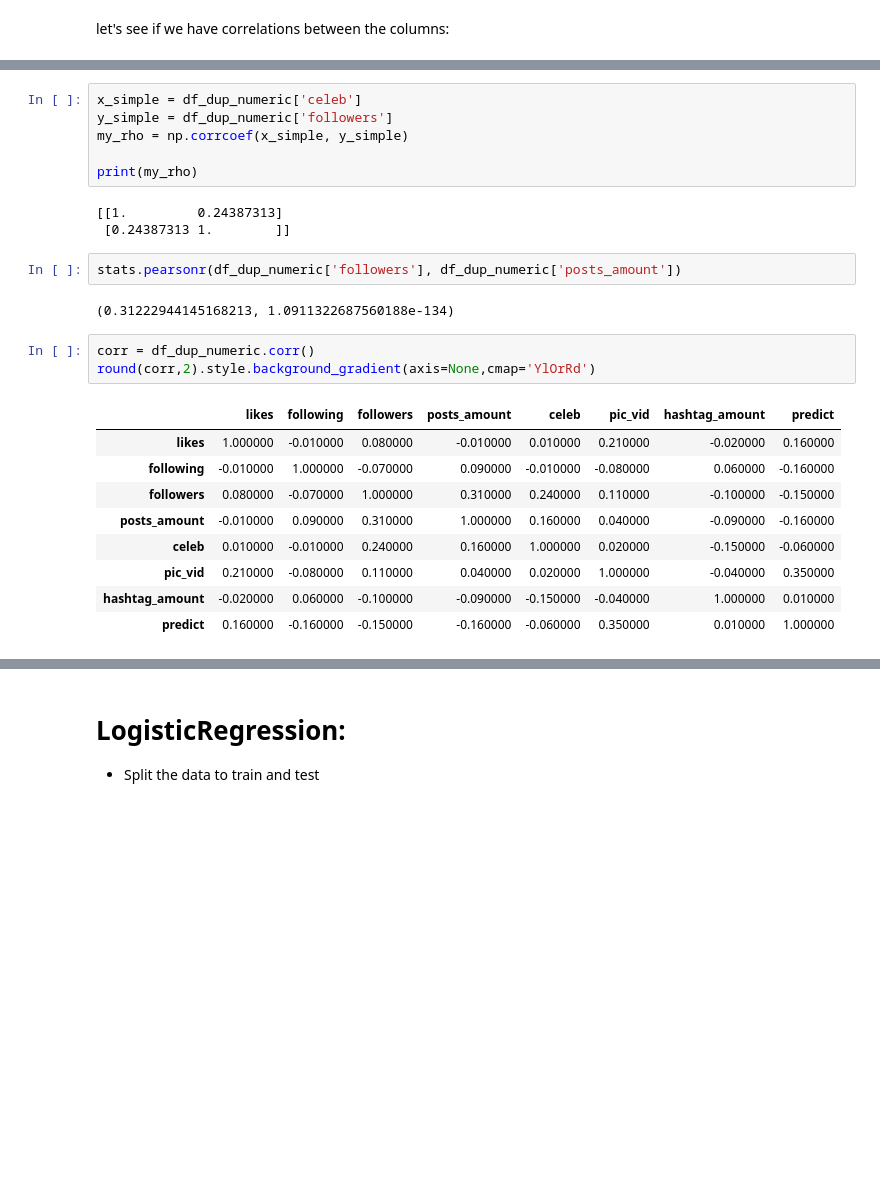
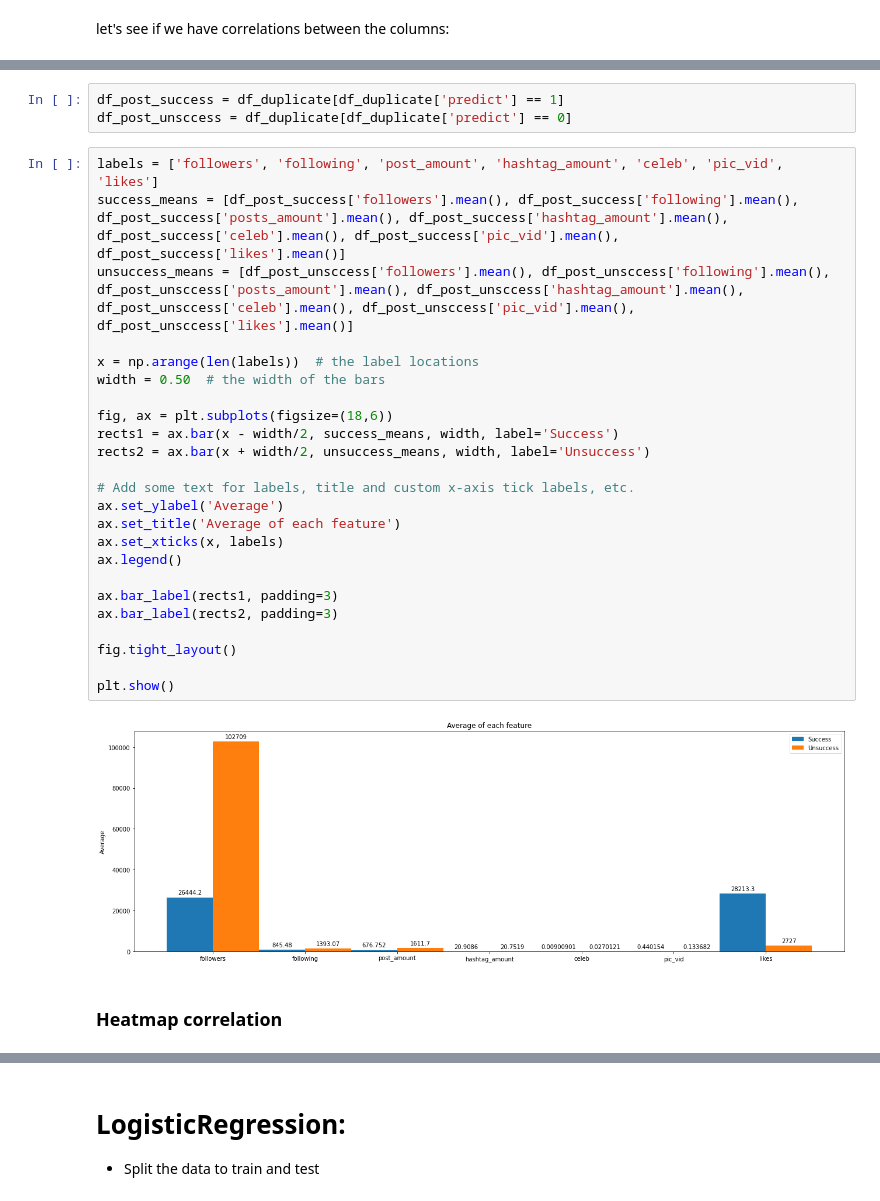
Before and after one commit to OrenPin/Instagram-Prediction---Data-Analysis, a Jupyter notebook: PostAnalysis.ipynb, the cells around one changed output, grey strips where cells are left out. Saved outputs shown, nothing was run; the diff lists cells and outputs as text; blank space fills up the shorter version.

```diff
--- a/PostAnalysis.ipynb
+++ b/PostAnalysis.ipynb
@@ -269,29 +226,34 @@ df_dup_numeric
-# %%
-x_simple = df_dup_numeric['celeb']
-y_simple = df_dup_numeric['followers']
-my_rho = np.corrcoef(x_simple, y_simple)
-
-print(my_rho)
-# %% [output]
-[[1.         0.24387313]
- [0.24387313 1.        ]]
-# %%
-stats.pearsonr(df_dup_numeric['followers'], df_dup_numeric['posts_amount'])
-# %% [output]
-(0.31222944145168213, 1.0911322687560188e-134)
-# %%
-corr = df_dup_numeric.corr()
-round(corr,2).style.background_gradient(axis=None,cmap='YlOrRd')
-# %% [output]
-|  | likes | following | followers | posts_amount | celeb | pic_vid | hashtag_amount | predict |
-| likes | 1.000000 | -0.010000 | 0.080000 | -0.010000 | 0.010000 | 0.210000 | -0.020000 | 0.160000 |
-| following | -0.010000 | 1.000000 | -0.070000 | 0.090000 | -0.010000 | -0.080000 | 0.060000 | -0.160000 |
-| followers | 0.080000 | -0.070000 | 1.000000 | 0.310000 | 0.240000 | 0.110000 | -0.100000 | -0.150000 |
-| posts_amount | -0.010000 | 0.090000 | 0.310000 | 1.000000 | 0.160000 | 0.040000 | -0.090000 | -0.160000 |
-| celeb | 0.010000 | -0.010000 | 0.240000 | 0.160000 | 1.000000 | 0.020000 | -0.150000 | -0.060000 |
-| pic_vid | 0.210000 | -0.080000 | 0.110000 | 0.040000 | 0.020000 | 1.000000 | -0.040000 | 0.350000 |
-| hashtag_amount | -0.020000 | 0.060000 | -0.100000 | -0.090000 | -0.150000 | -0.040000 | 1.000000 | 0.010000 |
-| predict | 0.160000 | -0.160000 | -0.150000 | -0.160000 | -0.060000 | 0.350000 | 0.010000 | 1.000000 |
+# %%
+df_post_success = df_duplicate[df_duplicate['predict'] == 1]
+df_post_unsccess = df_duplicate[df_duplicate['predict'] == 0]
+# %%
+labels = ['followers', 'following', 'post_amount', 'hashtag_amount', 'celeb', 'pic_vid', 'likes']
+success_means = [df_post_success['followers'].mean(), df_post_success['following'].mean(), df_post_success['posts_amount'].mean(), df_post_success['hashtag_amount'].mean(), df_post_success['celeb'].mean(), df_post_success['pic_vid'].mean(), df_post_success['likes'].mean()]
+unsuccess_means = [df_post_unsccess['followers'].mean(), df_post_unsccess['following'].mean(), df_post_unsccess['posts_amount'].mean(), df_post_unsccess['hashtag_amount'].mean(), df_post_unsccess['celeb'].mean(), df_post_unsccess['pic_vid'].mean(), df_post_unsccess['likes'].mean()]
+
+x = np.arange(len(labels))  # the label locations
+width = 0.50  # the width of the bars
+
+fig, ax = plt.subplots(figsize=(18,6))
+rects1 = ax.bar(x - width/2, success_means, width, label='Success')
+rects2 = ax.bar(x + width/2, unsuccess_means, width, label='Unsuccess')
+
+# Add some text for labels, title and custom x-axis tick labels, etc.
+ax.set_ylabel('Average')
+ax.set_title('Average of each feature')
+ax.set_xticks(x, labels)
+ax.legend()
+
+ax.bar_label(rects1, padding=3)
+ax.bar_label(rects2, padding=3)
+
+fig.tight_layout()
+
+plt.show()
+# %% [output]
+[figure, added]
+# %% [markdown]
+### Heatmap correlation
 # %%
 # plot the correlation matrix
 sns.heatmap(df_dup_numeric.corr(), annot=True)
```
Also changed, not shown: parts of 47 cells of this notebook.
